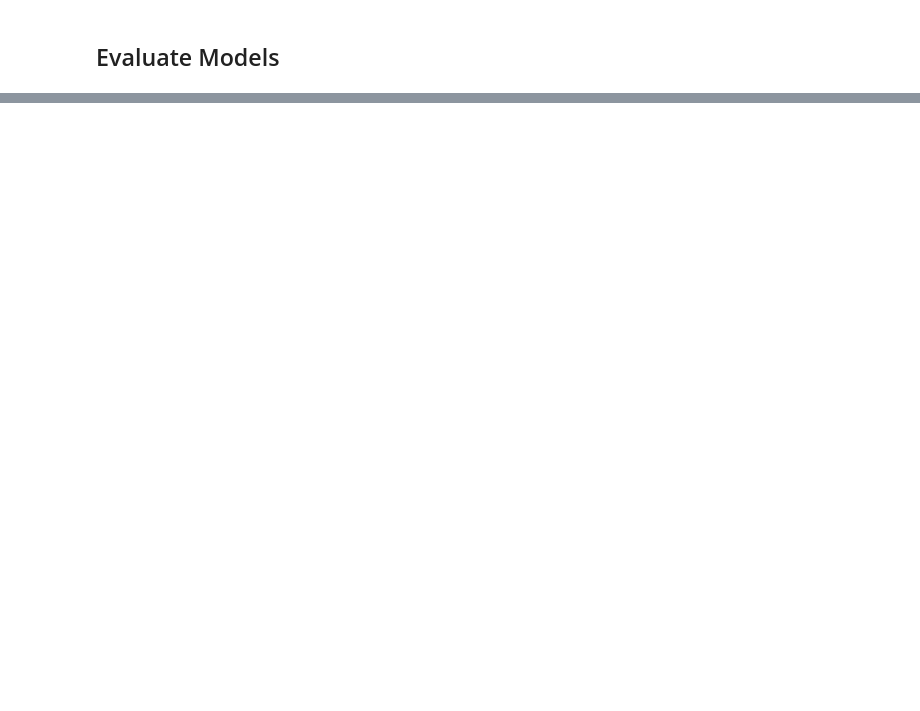
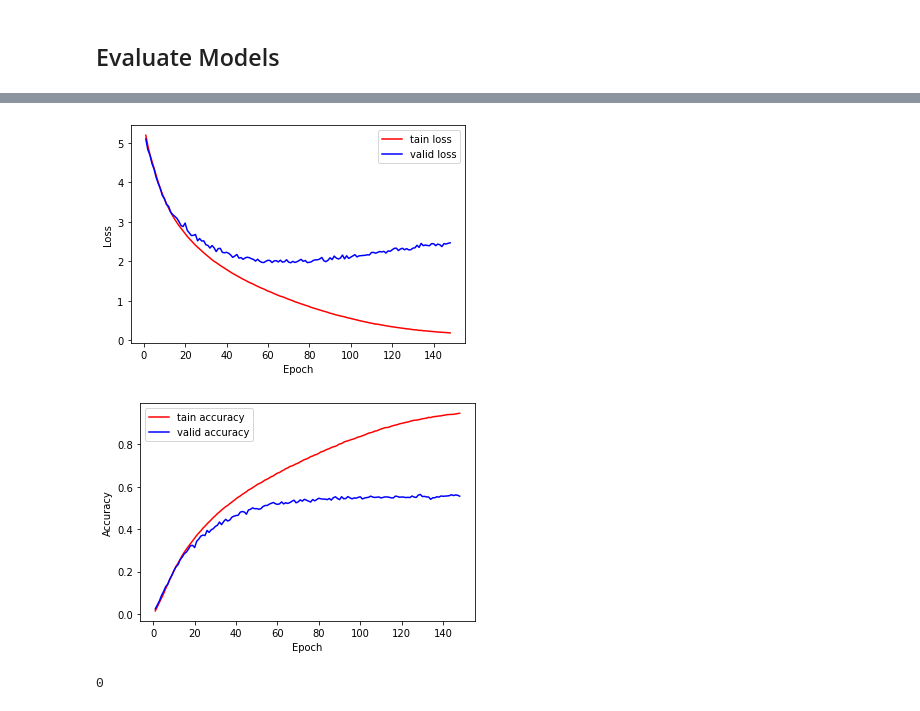
Before and after one commit to WeiHao97/drift-detection, a Jupyter notebook: Drift_detection_imagenetOS.ipynb, the cells around one changed output, grey strips where cells are left out. Cells and saved outputs as stored; diff of their text form; code cells hidden in the pictures; blank space fills up the shorter version.

```diff
--- a/Drift_detection_imagenetOS.ipynb
+++ b/Drift_detection_imagenetOS.ipynb
@@ -70,3 +113,4 @@ def split_dataset(train_dataset, test_dataset, valid_size=0.2, batch_size=128):
 # %%
-imagebase = '/local/rcs/ll3504/datasets/'
+#imagebase = '/local/rcs/ll3504/datasets/'
+imagebase = '/proj/rcs-ssd/ll3504/datasets/'
 # %%
@@ -183,0 +375,41 @@ Finish testing!
+# %%
+import matplotlib.pyplot as plt
+from matplotlib.pyplot import MultipleLocator
+
+def plot_result(fileName):
+    with open(fileName, "r") as f:
+        temp = f.readlines()
+    train_losses = []
+    valid_losses = []
+    train_accs = []
+    valid_accs = []
+    epoch = []
+    count = 0
+    for i in range(0, len(temp)):
+        if (i-2)%5 == 0:
+            train_losses.append(float(temp[i].split()[-3]))
+            train_accs.append(float(temp[i].split()[-1]))
+            count += 1
+            epoch.append(count)
+        if (i-3)%5 == 0:
+            valid_losses.append(float(temp[i].split()[-3]))
+            valid_accs.append(float(temp[i].split()[-1]))
+    plt.plot(epoch,train_losses, color = 'r', linestyle="-", label='tain loss')
+    plt.plot(epoch,valid_losses, color = 'b', linestyle="-", label='valid loss')
+    plt.legend(loc='upper right')
+    plt.xlabel("Epoch")
+    plt.ylabel("Loss")
+    plt.show()
+    plt.plot(epoch,train_accs, color = 'r', linestyle="-", label='tain accuracy')
+    plt.plot(epoch,valid_accs, color = 'b', linestyle="-", label='valid accuracy')
+    plt.legend(loc='upper left')
+    plt.xlabel("Epoch")
+    plt.ylabel("Accuracy")
+    plt.show()
+    return 0
+# %%
+plot_result('/proj/rcs-ssd/ll3504/datasets/training_data_600.txt')
+# %% [output]
+[figure, added]
+[figure, added]
+0
```
Also changed, not shown: parts of 23 cells of this notebook.
